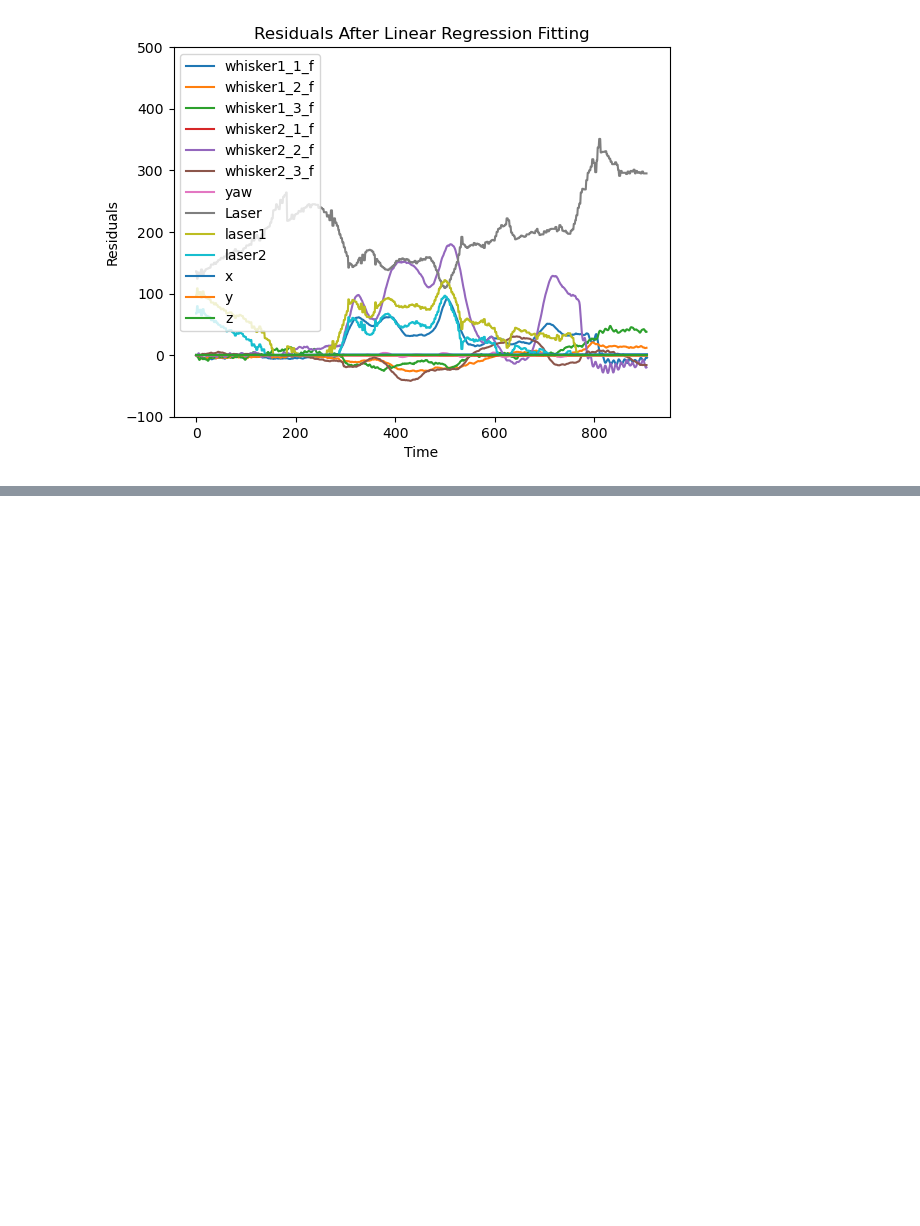
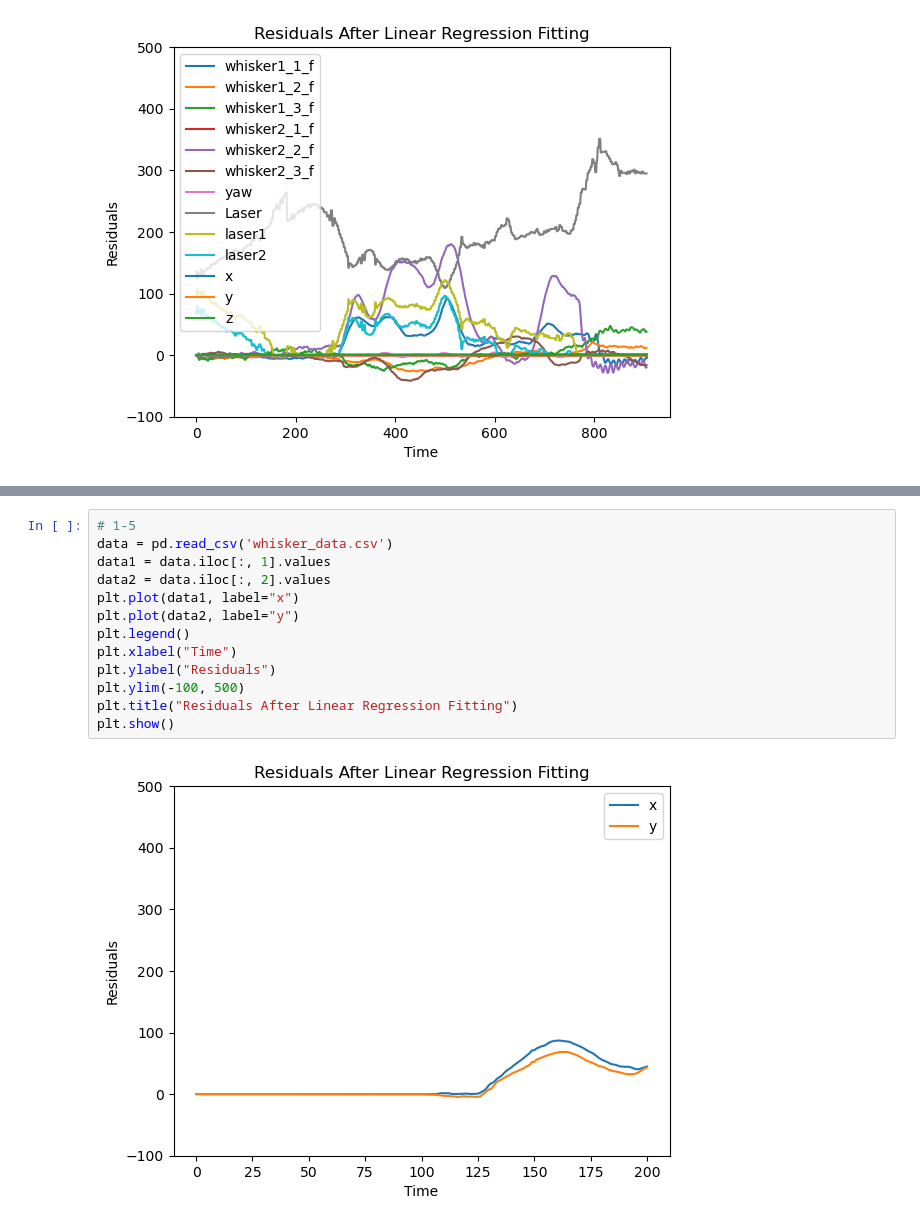
Before and after one commit to TacYee/autonomous-fly, a Jupyter notebook: FLowdeck/plotter.ipynb, the cells around one changed output, grey strips where cells are left out. Drawn from its saved outputs; the diff is of its cells as text; blank space fills up the shorter version.

```diff
--- a/FLowdeck/plotter.ipynb
+++ b/FLowdeck/plotter.ipynb
@@ -252,0 +351,15 @@ new_data = pd.DataFrame({
+# %%
+# 1-5
+data = pd.read_csv('whisker_data.csv')
+data1 = data.iloc[:, 1].values
+data2 = data.iloc[:, 2].values
+plt.plot(data1, label="x")
+plt.plot(data2, label="y")
+plt.legend()
+plt.xlabel("Time")
+plt.ylabel("Residuals")
+plt.ylim(-100, 500)
+plt.title("Residuals After Linear Regression Fitting")
+plt.show()
+# %% [output]
+[figure, added]
```
Also changed, not shown: parts of 2 cells of this notebook, 52 other files.
